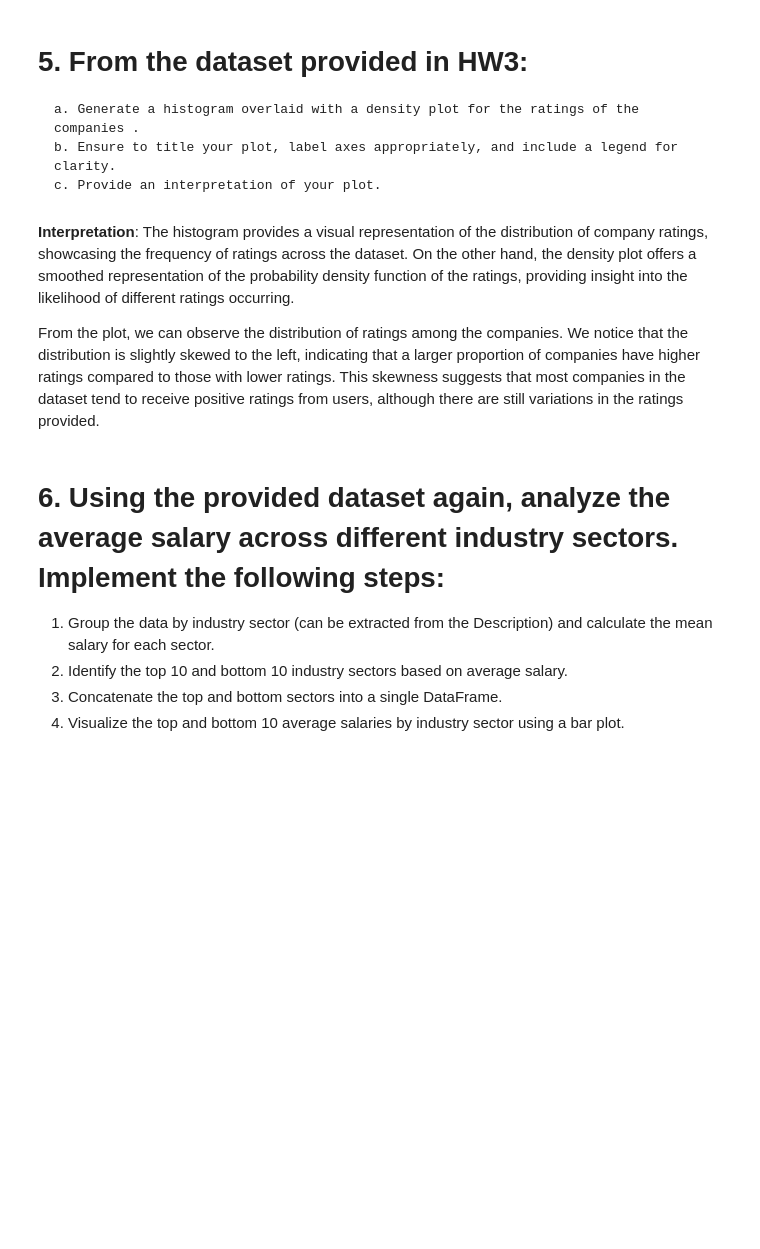
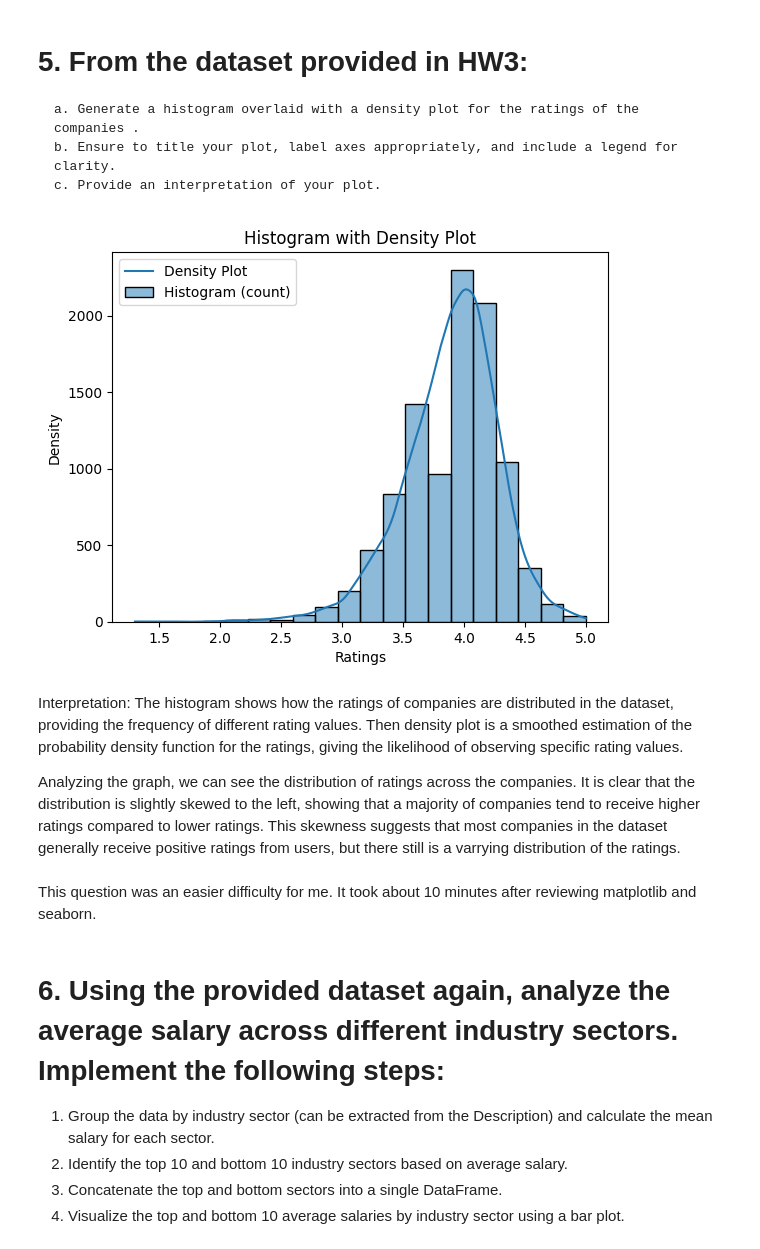
Before and after one commit to ninapeak10/Intro-to-Data-Science, a Jupyter notebook: HW/HW4.ipynb, the cells around one changed output. Saved outputs shown, nothing was run; the diff lists cells and outputs as text; code cells hidden in the pictures; blank space fills up the shorter version.

```diff
--- a/HW/HW4.ipynb
+++ b/HW/HW4.ipynb
@@ -209,11 +327,30 @@ John is the only manager with at least five direct reports (Dan, James, Amy, Ann
     a. Generate a histogram overlaid with a density plot for the ratings of the companies .
     b. Ensure to title your plot, label axes appropriately, and include a legend for clarity.
     c. Provide an interpretation of your plot.
+# %%
+import matplotlib.pyplot as plt
+import seaborn as sns
+df = pd.read_csv("companies.csv")
+# %%
+fig, ax = plt.subplots()
+sns.histplot(df['Ratings'], bins= 20, kde= True)
+
+# Set labels and title
+plt.xlabel('Ratings')
+plt.ylabel('Density')
+plt.title('Histogram with Density Plot')
+ax.legend(labels=['Density Plot', 'Histogram (count)'])
+
+plt.show()
+# %% [output]
+[figure, added]
 # %% [markdown]
-**Interpretation**:
-The histogram provides a visual representation of the distribution of company ratings, showcasing the frequency of ratings across the dataset. On the other hand, the density plot offers a smoothed representation of the probability density function of the ratings, providing insight into the likelihood of different ratings occurring.
+Interpretation:
+The histogram shows how the ratings of companies are distributed in the dataset, providing the frequency of different rating values. Then density plot is a smoothed estimation of the probability density function for the ratings, giving the likelihood of observing specific rating values.
 
-From the plot, we can observe the distribution of ratings among the companies. We notice that the distribution is slightly skewed to the left, indicating that a larger proportion of companies have higher ratings compared to those with lower ratings. This skewness suggests that most companies in the dataset tend to receive positive ratings from users, although there are still variations in the ratings provided.
+Analyzing the graph, we can see the distribution of ratings across the companies. It is clear that the distribution is slightly skewed to the left, showing that a majority of companies tend to receive higher ratings compared to lower ratings. This skewness suggests that most companies in the dataset generally receive positive ratings from users, but there still is a varrying distribution of the ratings.
+# %% [markdown]
+This question was an easier difficulty for me. It took about 10 minutes after reviewing matplotlib and seaborn.
 # %% [markdown]
 # 6. Using the provided dataset again, analyze the average salary across different industry sectors. Implement the following steps:
 
```
Also changed, not shown: parts of 31 cells of this notebook.
